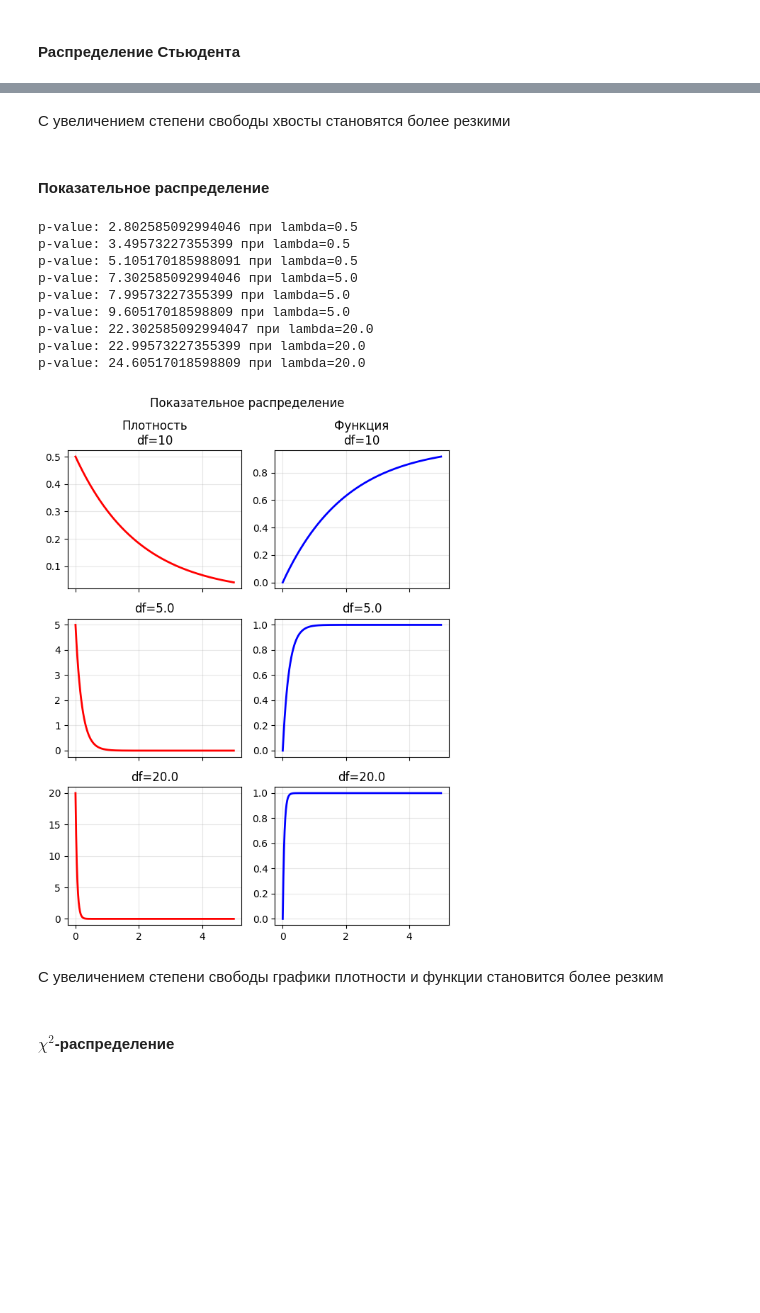
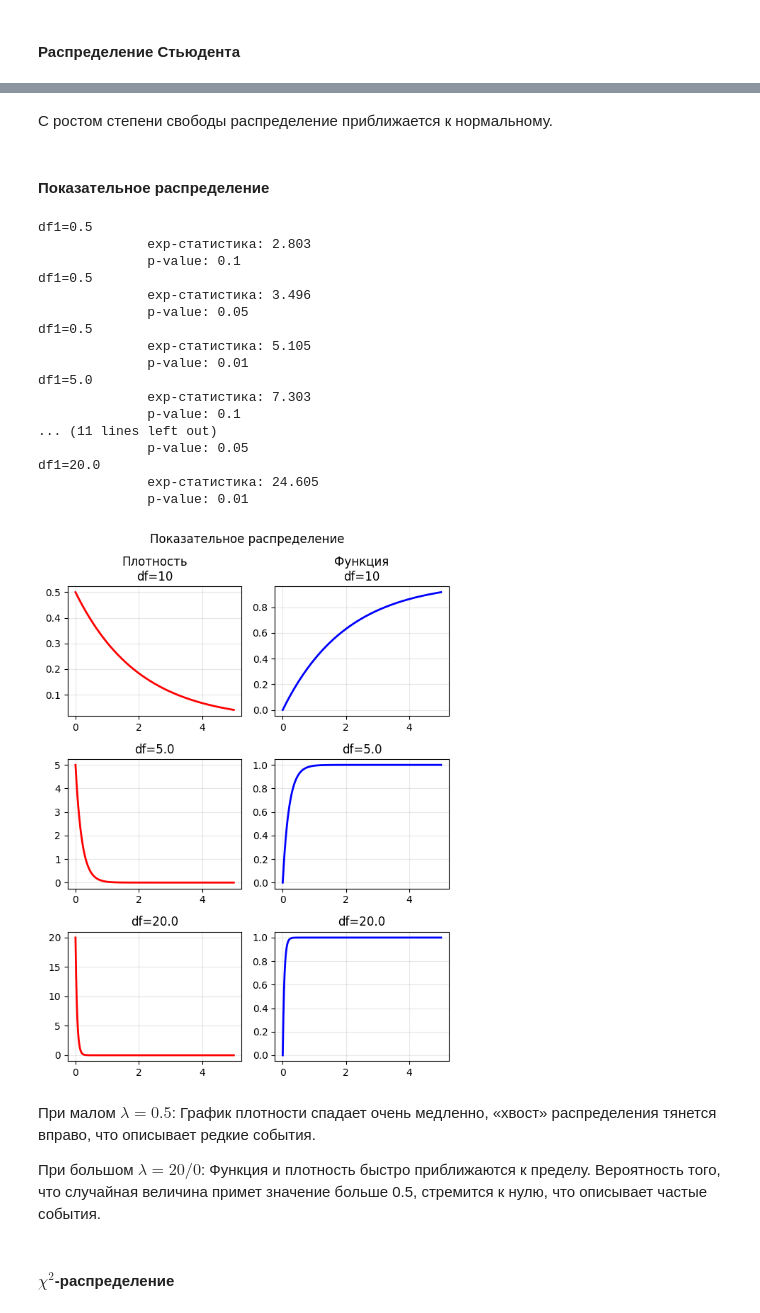
Before and after one commit to temich91/ml-uust, a Jupyter notebook: lab1/part1.ipynb, the cells around one changed output, grey strips where cells are left out. Saved outputs shown, nothing was run; the diff lists cells and outputs as text; code cells hidden in the pictures; blank space fills up the shorter version.

```diff
--- a/lab1/part1.ipynb
+++ b/lab1/part1.ipynb
@@ -92,7 +95,7 @@ x = np.linspace(0, 5, 500)
 
 dfs = [(10, 10), (2, 50), (10, 50), (10, 500), (30, 1000)]
 
-fig, axes = plt.subplots(len(dfs), 2, figsize=(6, 8), sharex=True)
+fig, axes = plt.subplots(len(dfs), 2, figsize=(6, 8))
 row_num = 0
 for df1, df2 in dfs:
     pdf = f.pdf(x, df1, df2) # Плотность вероятности
@@ -101,7 +104,10 @@ for df1, df2 in dfs:
     row_num += 1
 
     for p in ps:
-        print(f"p-value: {f.ppf(p, df1, df2)} при df1={df1} df2={df2}")
+        f_stat = round(f.ppf(p, df1, df2), 3)
+        print(f"""df1={df1} df2={df2}
+              f-статистика: {f_stat}
+              p-value: {round(f.sf(f_stat, df1, df2), 3)}""")
 
 axes[0, 0].set_title(f"Плотность\ndf={dfs[0]}")
 axes[0, 1].set_title(f"Функция\ndf={dfs[0]}")
@@ -144,7 +152,7 @@ x = np.linspace(-5, 5, 500)
 
 dfs = [10, 50, 200]
 
-fig, axes = plt.subplots(len(dfs), 2, figsize=(6, 8), sharex=True)
+fig, axes = plt.subplots(len(dfs), 2, figsize=(6, 8))
 row_num = 0
 for df1 in dfs:
     pdf = t.pdf(x, df1) # Плотность вероятности
@@ -153,7 +161,10 @@ for df1 in dfs:
     row_num += 1
 
     for p in ps:
-        print(f"p-value: {t.ppf(p, df1)} при df1={df1}")
+        t_stat = round(t.ppf(p, df1), 3)
+        print(f"""df1={df1}
+              t-статистика: {t_stat}
+              p-value: {round(t.sf(t_stat, df1), 3)}""")
 
 axes[0, 0].set_title(f"Плотность\ndf={dfs[0]}")
 axes[0, 1].set_title(f"Функция\ndf={dfs[0]}")
@@ -173,40 +192,53 @@ p-value: 2.3451370822594684 при df1=200
 # %% [markdown]
-С увеличением степени свободы хвосты становятся более резкими
+С ростом степени свободы распределение приближается к нормальному.
 # %% [markdown]
 #### Показательное распределение
 # %%
 from scipy.stats import expon
 
 x = np.linspace(0, 5, 500)
 lambdas = [0.5, 5.0, 20.0]
 
-fig, axes = plt.subplots(len(dfs), 2, figsize=(6, 8), sharex=True)
+fig, axes = plt.subplots(len(dfs), 2, figsize=(6, 8))
 row_num = 0
 for df1 in lambdas:
     pdf = expon.pdf(x, scale=1/df1) # Плотность вероятности
     cdf = expon.cdf(x, scale=1/df1) # Функция распределения
     draw_t_plot(x, df1, pdf, cdf, axes, row_num)
     row_num += 1
     for p in ps:
-        print(f"p-value: {expon.ppf(p, df1)} при lambda={df1}")
+        exp_stat = round(expon.ppf(p, df1), 3)
+        print(f"""df1={df1}
+              exp-статистика: {exp_stat}
+              p-value: {round(expon.sf(exp_stat, df1), 3)}""")
 
 axes[0, 0].set_title(f"Плотность\ndf={dfs[0]}")
 axes[0, 1].set_title(f"Функция\ndf={dfs[0]}")
 fig.suptitle("Показательное распределение")
 fig.tight_layout()
 # %% [output]
-p-value: 2.802585092994046 при lambda=0.5
-p-value: 3.49573227355399 при lambda=0.5
-p-value: 5.105170185988091 при lambda=0.5
-p-value: 7.302585092994046 при lambda=5.0
-p-value: 7.99573227355399 при lambda=5.0
-p-value: 9.60517018598809 при lambda=5.0
-p-value: 22.302585092994047 при lambda=20.0
-p-value: 22.99573227355399 при lambda=20.0
-p-value: 24.60517018598809 при lambda=20.0
+df1=0.5
+              exp-статистика: 2.803
+              p-value: 0.1
+df1=0.5
+              exp-статистика: 3.496
+              p-value: 0.05
+df1=0.5
+              exp-статистика: 5.105
+              p-value: 0.01
+df1=5.0
+              exp-статистика: 7.303
+              p-value: 0.1
+... (11 lines left out)
+              p-value: 0.05
+df1=20.0
+              exp-статистика: 24.605
+              p-value: 0.01
-[figure, old version]
+[figure, new version]
 # %% [markdown]
-С увеличением степени свободы графики плотности и функции становится более резким
+При малом $\lambda = 0.5$: График плотности спадает очень медленно, «хвост» распределения тянется вправо, что описывает редкие события.
+
+При большом $\lambda = 20/0$: Функция и плотность быстро приближаются к пределу. Вероятность того, что случайная величина примет значение больше 0.5, стремится к нулю, что описывает частые события.
 # %% [markdown]
 #### $\chi^2$-распределение
 # %%
```
Also changed, not shown: parts of 9 cells of this notebook, 2 other files.
